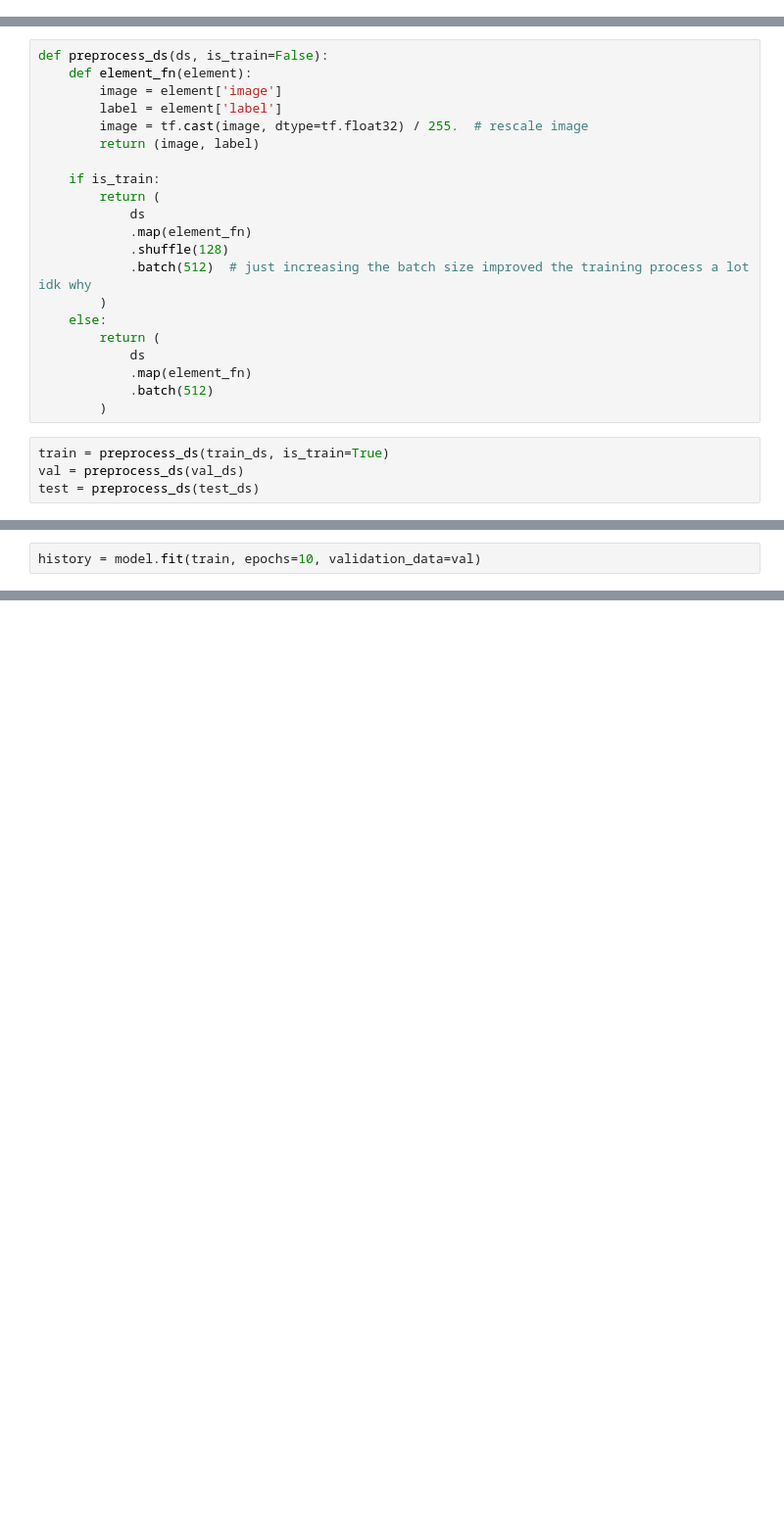
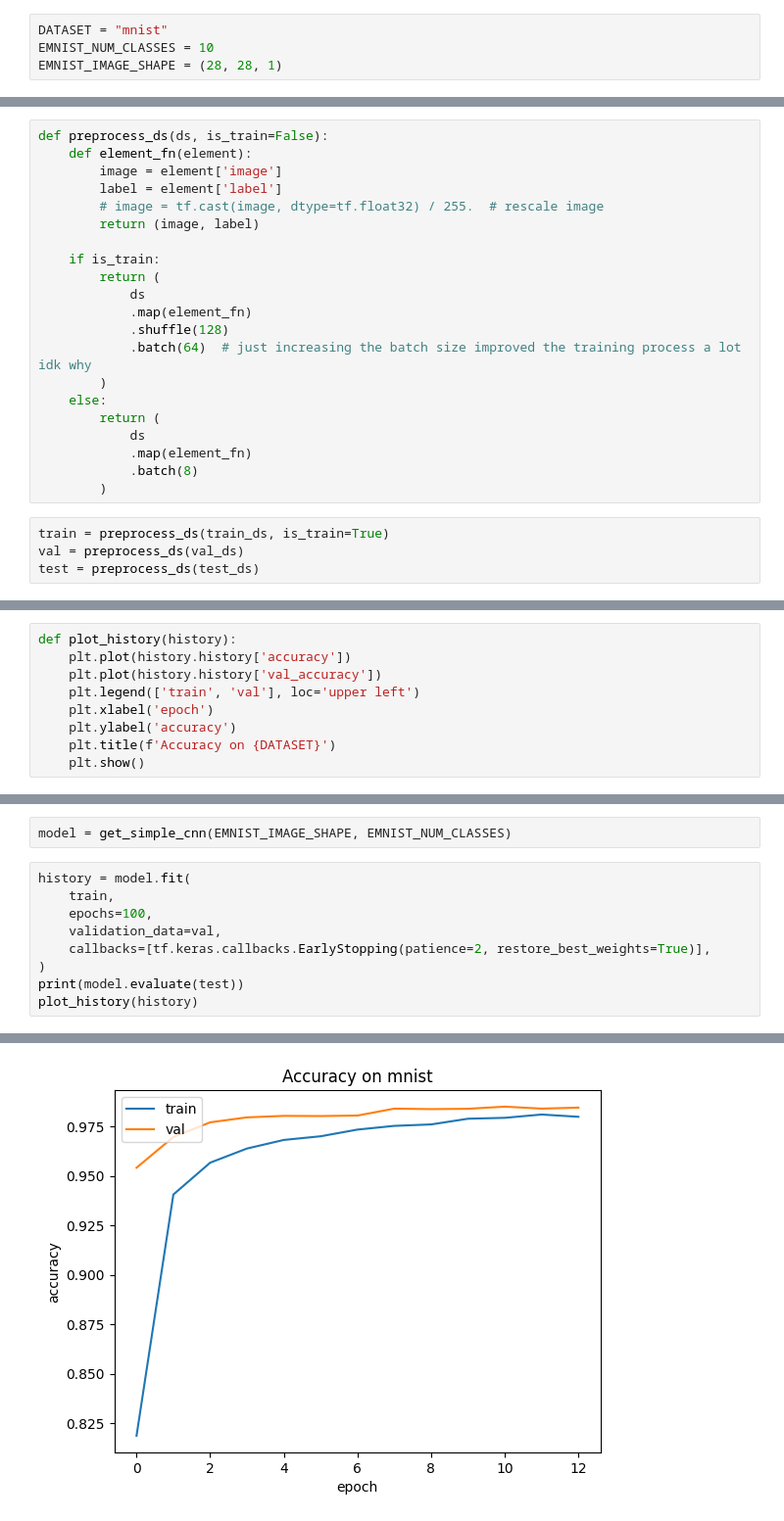
Before and after one commit to luckyos-code/flidp, a Jupyter notebook: src/notebooks/emnist_local.ipynb, the cells around one changed output, grey strips where cells are left out. Shown at 98% size. Drawn from its saved outputs; the diff is of its cells as text; blank space fills up the shorter version.

```diff
--- a/src/notebooks/emnist_local.ipynb
+++ b/src/notebooks/emnist_local.ipynb
@@ -14,3 +12,7 @@ To enable the following instructions: AVX2 FMA, in other operations, rebuild Ten
+# %%
+DATASET = "mnist"
+EMNIST_NUM_CLASSES = 10
+EMNIST_IMAGE_SHAPE = (28, 28, 1)
 # %%
 # mnist corresponds to federated emnist(only_digits=True)
 train_ds, val_ds = tfds.load('mnist', split=['train[:80%]', 'train[80%:]'])
@@ -35,7 +41,7 @@ def preprocess_ds(ds, is_train=False):
     def element_fn(element):
         image = element['image']
         label = element['label']
-        image = tf.cast(image, dtype=tf.float32) / 255.  # rescale image
+        # image = tf.cast(image, dtype=tf.float32) / 255.  # rescale image
         return (image, label)
 
     if is_train:
@@ -43,13 +49,13 @@ def preprocess_ds(ds, is_train=False):
             ds
             .map(element_fn)
             .shuffle(128)
-            .batch(512)  # just increasing the batch size improved the training process a lot idk why
+            .batch(64)  # just increasing the batch size improved the training process a lot idk why
         )
     else:
         return (
             ds
             .map(element_fn)
-            .batch(512)
+            .batch(8)
         )
 # %%
 train = preprocess_ds(train_ds, is_train=True)
@@ -79,0 +68,9 @@ model.compile(
+# %%
+def plot_history(history):
+    plt.plot(history.history['accuracy'])
+    plt.plot(history.history['val_accuracy'])
+    plt.legend(['train', 'val'], loc='upper left')
+    plt.xlabel('epoch')
+    plt.ylabel('accuracy')
+    plt.title(f'Accuracy on {DATASET}')
+    plt.show()
@@ -80,3 +79,12 @@ model.compile(
+# %%
+model = get_simple_cnn(EMNIST_IMAGE_SHAPE, EMNIST_NUM_CLASSES)
 # %%
-history = model.fit(train, epochs=10, validation_data=val)
+history = model.fit(
+    train,
+    epochs=100,
+    validation_data=val,
+    callbacks=[tf.keras.callbacks.EarlyStopping(patience=2, restore_best_weights=True)],
+)
+print(model.evaluate(test))
+plot_history(history)
 # %% [output]
@@ -102,0 +108 @@ Epoch 10/10
+[figure, added]
```
Also changed, not shown: parts of 15 cells of this notebook, 8 other files.
